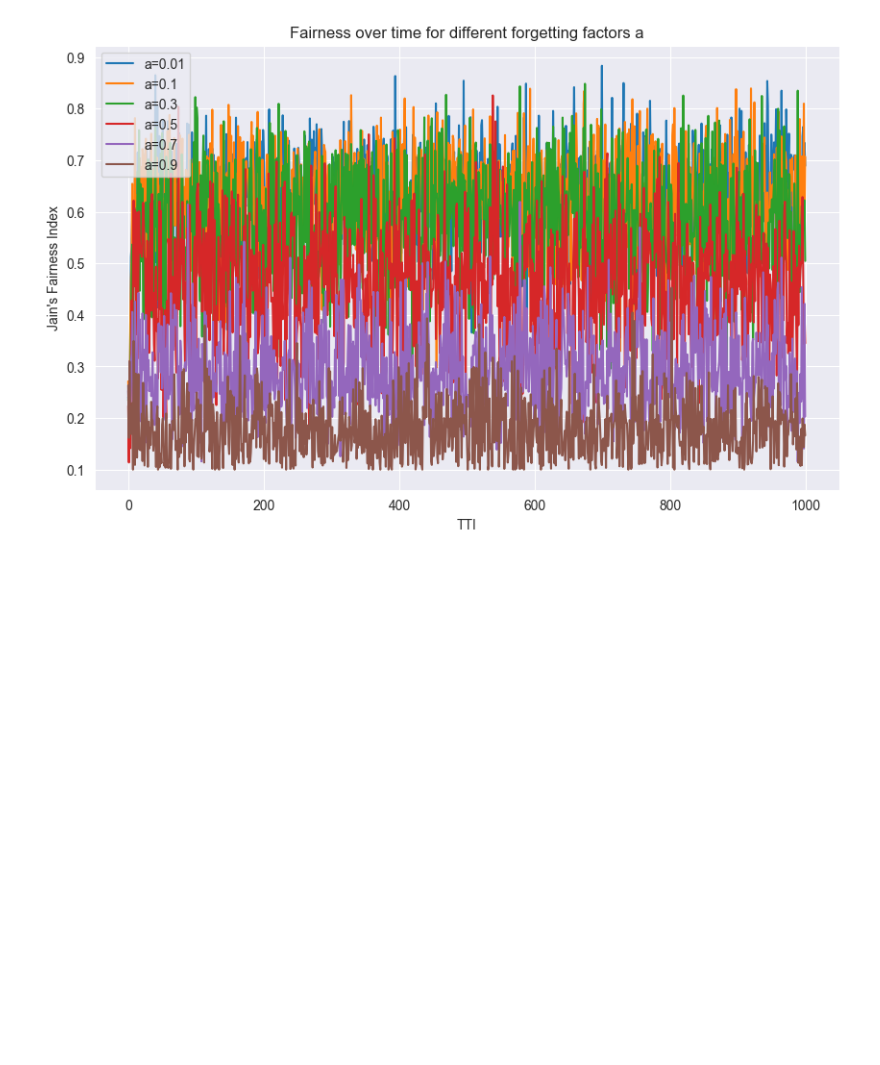
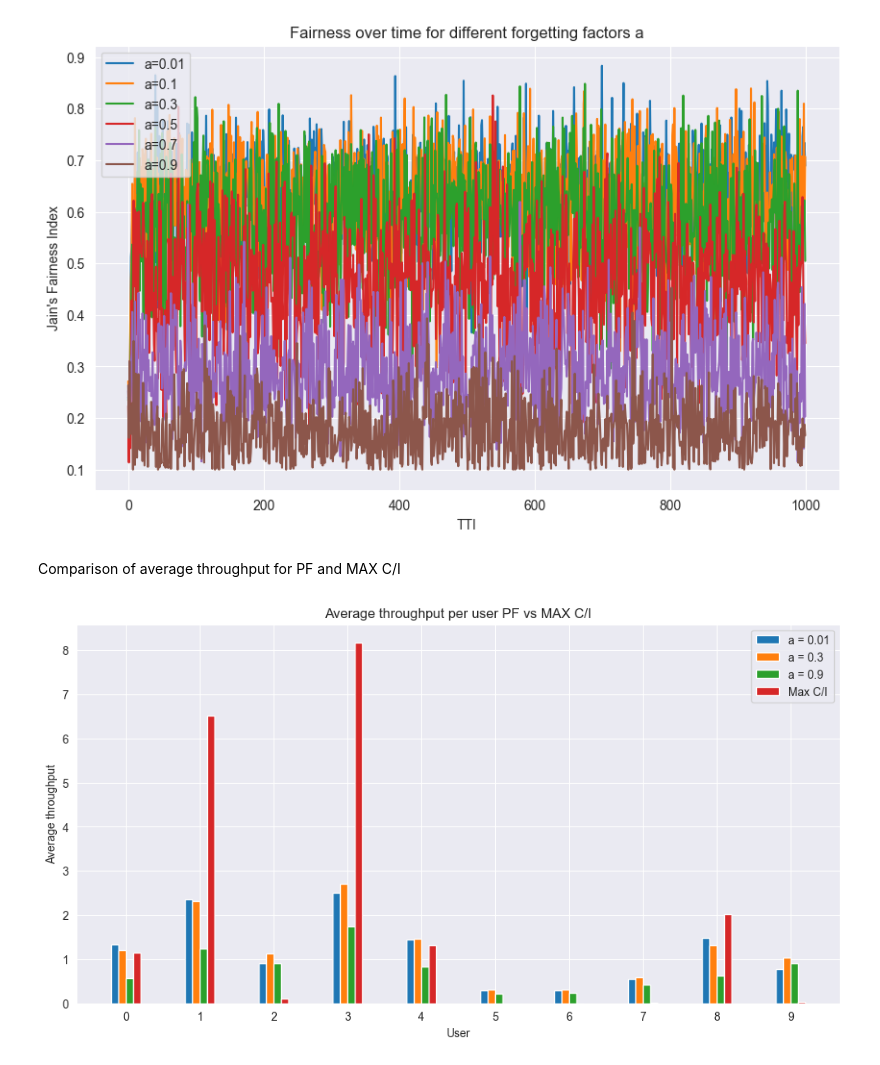
Before and after one commit to dimitramalatara99/Lte-5g-scheduling-algorithms-, a Jupyter notebook: main.ipynb, the cells around one changed output. Saved outputs shown, nothing was run; the diff lists cells and outputs as text; code cells hidden in the pictures; blank space fills up the shorter version.

Commit message:
cleanup and plot addition

```diff
--- a/main.ipynb
+++ b/main.ipynb
@@ -238,6 +230,7 @@ Initialisation of T, queues and avg_rate_per_user
 T = 1000
 queues = np.zeros(N)
 avg_rate_per_user = np.zeros(N)
+avg_rate_per_user_mci = np.zeros(N)
 queues_history = np.zeros((T, N))
 throughput_history = np.zeros((T, N))
 avg_throughput_history = np.zeros((T, N))
@@ -248,34 +241,26 @@ Random requested data rate Q matrix every TTI (timestep)
 # %%
 for t in range(T):
 
-    # --- Update user distances slowly ---
-    distances += directions * speeds * 0.001   # movement over 1 ms
+    # Update user distances slowly
+    distances += directions * speeds * 0.001
 
     # Keep distance in realistic bounds
     distances = np.clip(distances, 10, 600)
 
-    # --- Compute attenuation ---
     atten = 1 / (1 + (distances / 300)**2)
     atten = atten[:, None]
 
-    # --- Generate fast fading CQI ---
     C = np.clip(np.round(rng.normal(loc=8, scale=3, size=(N, K))), 0, 15).astype(int)
-
-    # --- Apply distance attenuation ---
     C = np.clip(C * atten, 0, 15).astype(int)
-
-    # C = np.clip(np.round(rng.normal(loc=8, scale=3, size=(N, K))), 0, 15).astype(int)
 
     # Requested rate Q[t, i] ~ Normal(mean_i, std)
     Q_mean = rng.uniform(0.5, 1.5, size=N)  #per user
     Q = rng.normal(loc=Q_mean, scale=0.1, size=N)
-    Q = np.maximum(Q, 0)  # αρνητικά rates δεν έχουν νόημα
+    Q = np.maximum(Q, 0)
 
     # Max C/I
-    # assignment = np.argmax(C, axis=0)
     # Added tiny random noise so argmax breaks ties randomly
     assignment = np.argmax(C + rng.random(C.shape) * 1e-6, axis=0)
-
 
     # Compute Rates
     rates = B_RB * CQI_to_eff[C] / 1e6
@@ -294,7 +279,7 @@ for t in range(T):
         instant_throughput[user] += rates_per_rb[k]
 
     # Mean throughput
-    avg_rate_per_user = (avg_rate_per_user*t + instant_throughput) / (t+1)
+    avg_rate_per_user_mci = (avg_rate_per_user_mci *t + instant_throughput) / (t+1)
 
     #  Jain's fairness index
     # 1->Perfectly fair. All users same amount of resources
@@ -304,7 +289,7 @@ for t in range(T):
     # Save history for plotting
     queues_history[t, :] = queues
     throughput_history[t, :] = instant_throughput
-    avg_throughput_history[t, :] = avg_rate_per_user
+    avg_throughput_history[t, :] = avg_rate_per_user_mci
     jfi_history[t] = JFI
 # %% [markdown]
     Plots
@@ -564,3 +535,31 @@ plt.legend()
 plt.show()
 # %% [output]
 [figure]
+# %% [markdown]
+Comparison of average throughput for PF and MAX C/I
+# %%
+a_selected = [0.01, 0.3, 0.9]
+
+plt.figure(figsize=(12, 6))
+
+# Bars for selected a values
+for i, a in enumerate(a_selected):
+    avg_rate_per_user = avg_throughput_history_a[a].mean(axis=0)
+    plt.bar(
+        users + (i - (len(a_selected)) / 2) * width,
+        avg_rate_per_user,
+        width=width,
+        label=f"a = {a}"
+    )
+
+# Max C/I bar
+plt.bar(users + (len(a_selected) / 2) * width, avg_rate_per_user_mci, width=width,  label="Max C/I")
+
+plt.xlabel("User")
+plt.ylabel("Average throughput")
+plt.title("Average throughput per user PF vs MAX C/I")
+plt.xticks(users)
+plt.legend()
+plt.show()
+# %% [output]
+[figure, added]
```
Also changed, not shown: parts of 11 cells of this notebook.
